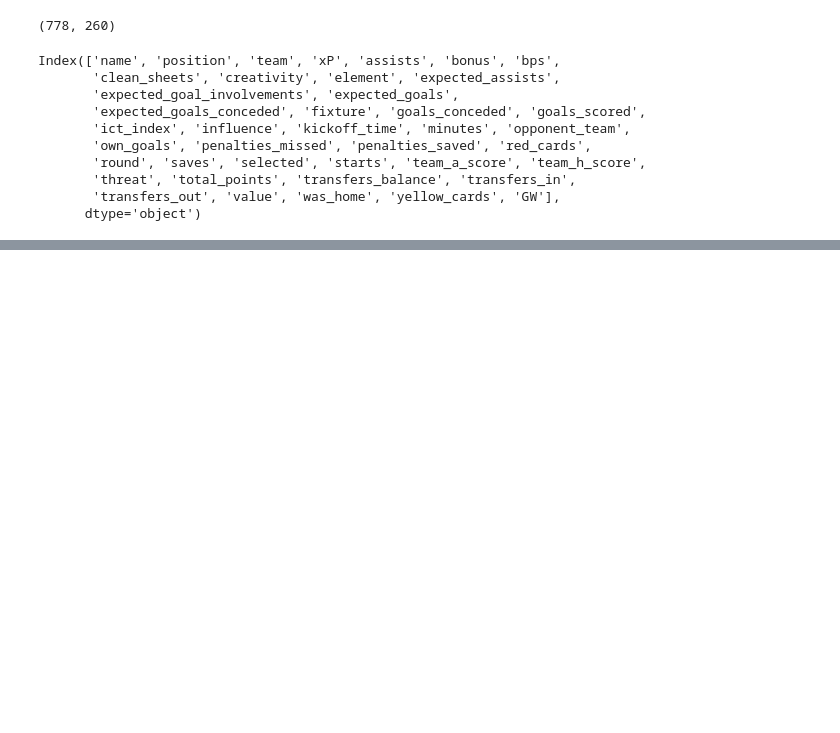
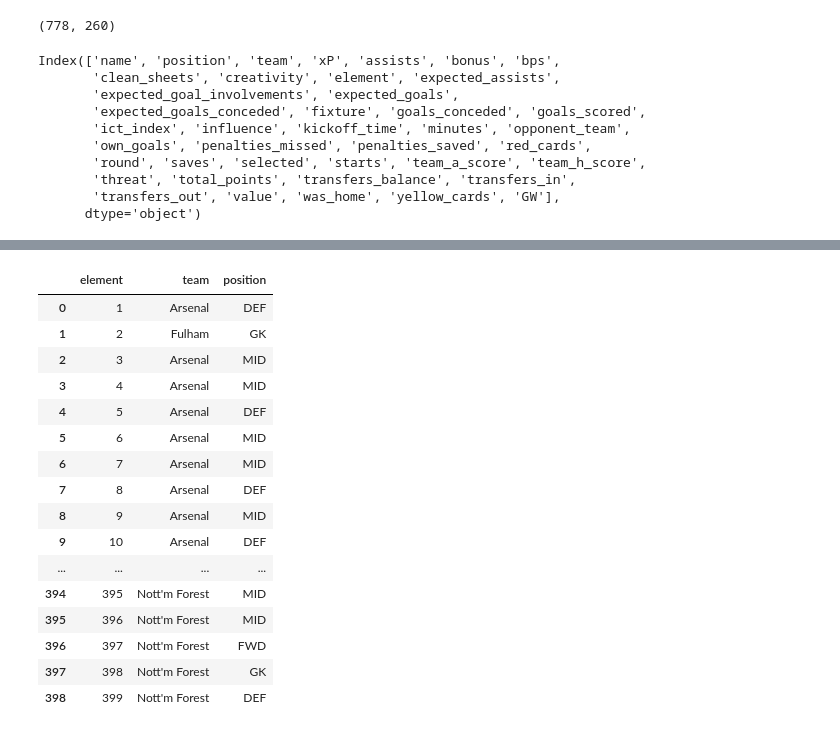
Before and after one commit to kirti8192/fantasy_premier_league, a Jupyter notebook: models/classifiers/01_binary_classifier_pts_next_gameweek_thresh/scratchpad.ipynb, the cells around one changed output, grey strips where cells are left out. Cells and saved outputs as stored; diff of their text form; code cells hidden in the pictures; blank space fills up the shorter version.

```diff
--- a/models/classifiers/01_binary_classifier_pts_next_gameweek_thresh/scratchpad.ipynb
+++ b/models/classifiers/01_binary_classifier_pts_next_gameweek_thresh/scratchpad.ipynb
@@ -129,0 +150,22 @@ df_multigw.columns = [f"{col}_gw{int(gw)}" if isinstance(gw, (int,float)) else c
+# %%
+df.groupby('element').agg({'team': 'first',
+                           'position': 'first'
+                           }).reset_index()
+# %% [output]
+|  | element | team | position |
+| 0 | 1 | Arsenal | DEF |
+| 1 | 2 | Fulham | GK |
+| 2 | 3 | Arsenal | MID |
+| 3 | 4 | Arsenal | MID |
+| 4 | 5 | Arsenal | DEF |
+| 5 | 6 | Arsenal | MID |
+| 6 | 7 | Arsenal | MID |
+| 7 | 8 | Arsenal | DEF |
+| 8 | 9 | Arsenal | MID |
+| 9 | 10 | Arsenal | DEF |
+| ... | ... | ... | ... |
+| 394 | 395 | Nott'm Forest | MID |
+| 395 | 396 | Nott'm Forest | MID |
+| 396 | 397 | Nott'm Forest | FWD |
+| 397 | 398 | Nott'm Forest | GK |
+| 398 | 399 | Nott'm Forest | DEF |
```
Also changed, not shown: parts of 1 cell of this notebook, 1 other file.
